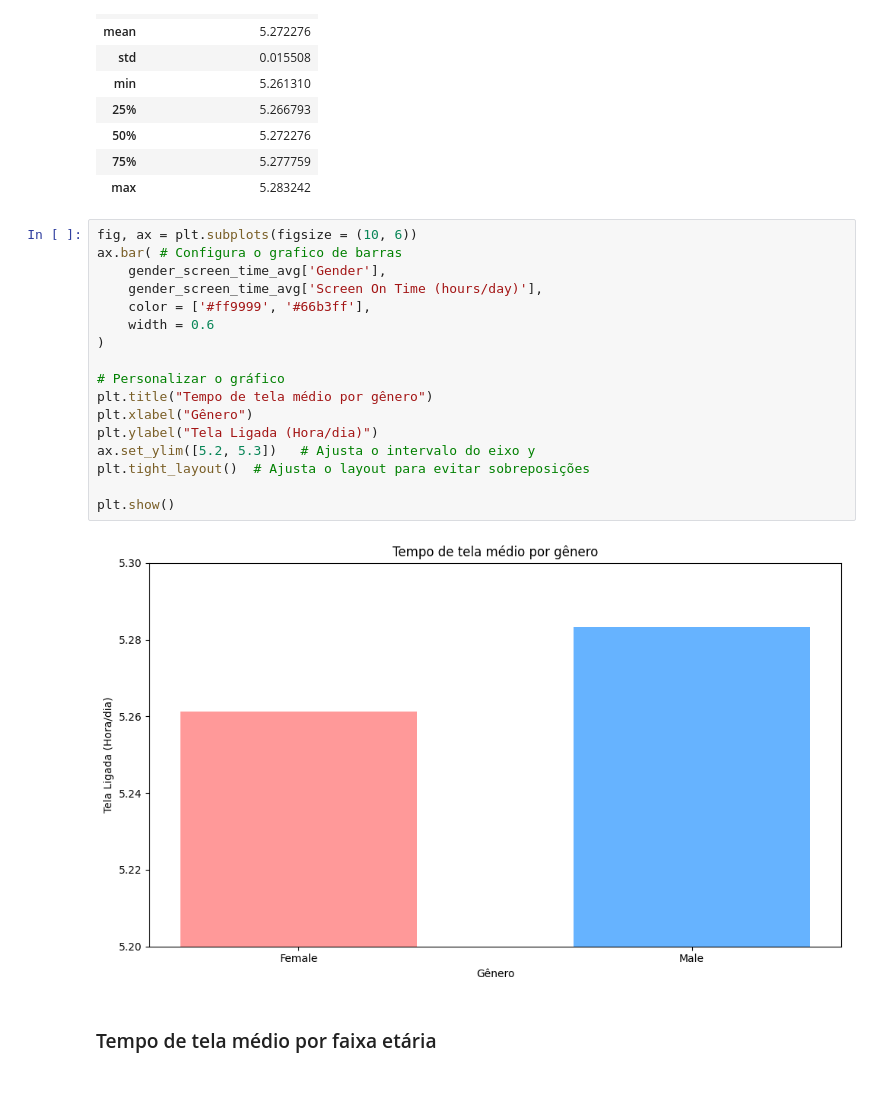
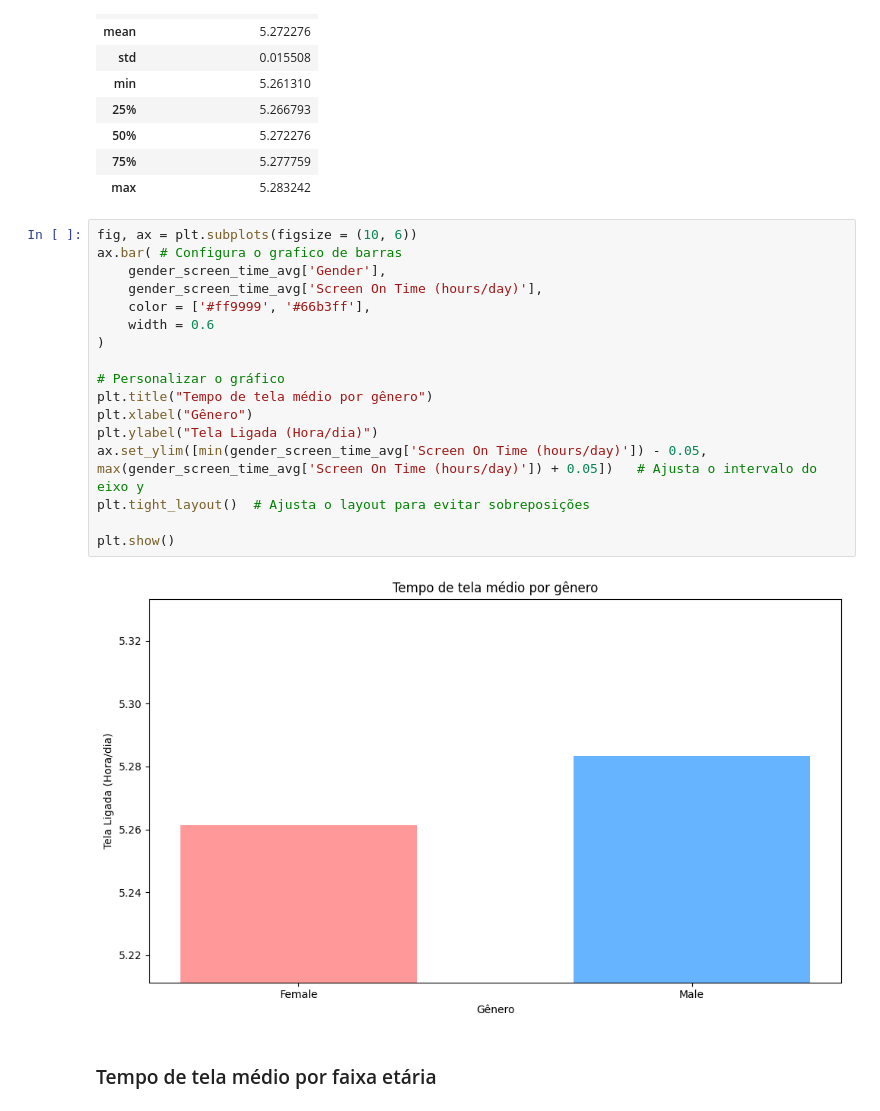
Before and after one commit to ViniciusLeoniGoncalves/Projeto-final-Org-Dados, a Jupyter notebook: analysis/analysis.ipynb, the cells around one changed output. Drawn from its saved outputs; the diff is of its cells as text.

```diff
--- a/analysis/analysis.ipynb
+++ b/analysis/analysis.ipynb
@@ -232,22 +232,22 @@ gender_screen_time_avg.describe()
 # %%
 fig, ax = plt.subplots(figsize = (10, 6))
 ax.bar( # Configura o grafico de barras
     gender_screen_time_avg['Gender'],
     gender_screen_time_avg['Screen On Time (hours/day)'],
     color = ['#ff9999', '#66b3ff'],
     width = 0.6
 )
 
 # Personalizar o gráfico
 plt.title("Tempo de tela médio por gênero")
 plt.xlabel("Gênero")
 plt.ylabel("Tela Ligada (Hora/dia)")
-ax.set_ylim([5.2, 5.3])   # Ajusta o intervalo do eixo y
+ax.set_ylim([min(gender_screen_time_avg['Screen On Time (hours/day)']) - 0.05, max(gender_screen_time_avg['Screen On Time (hours/day)']) + 0.05])   # Ajusta o intervalo do eixo y
 plt.tight_layout()  # Ajusta o layout para evitar sobreposições
 
 plt.show()
 # %% [output]
-[figure, old version]
+[figure, new version]
 # %% [markdown]
 ### Tempo de tela médio por faixa etária
 # %%
```
Also changed, not shown: parts of 11 cells of this notebook.
